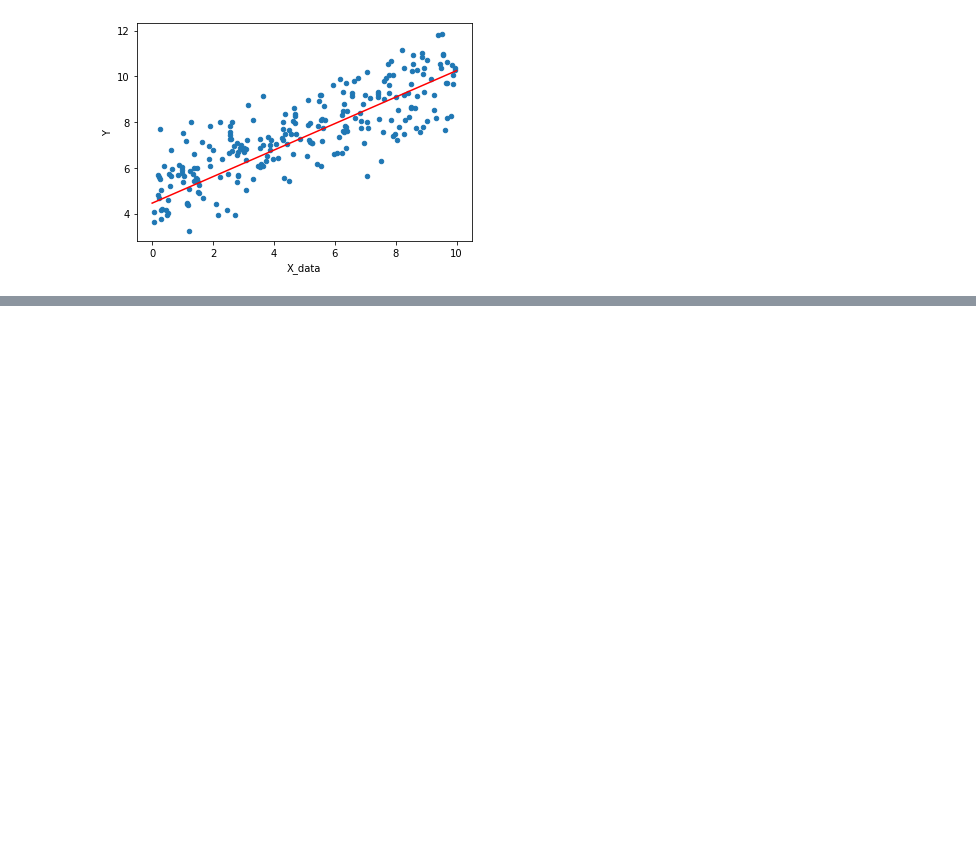
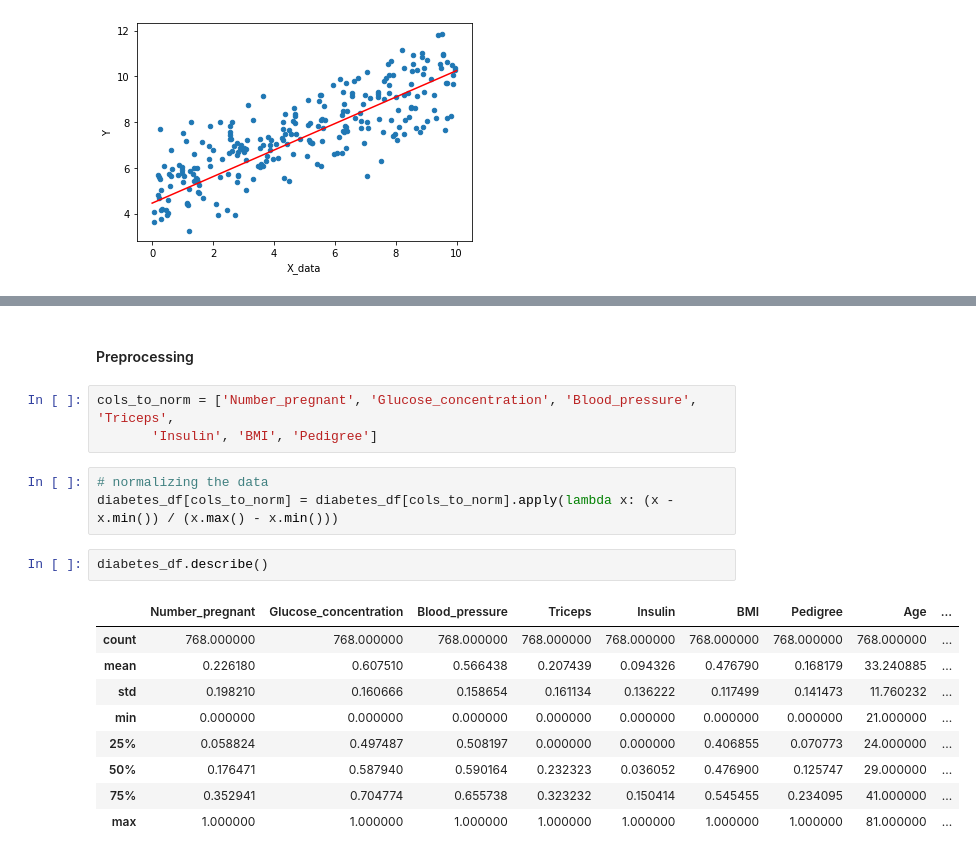
Before and after one commit to mahi95/tensorflow_bootcamp, a Jupyter notebook: tensorflow_learning_basics.ipynb, the cells around one changed output, grey strips where cells are left out. Cells and saved outputs as stored; diff of their text form; blank space fills up the shorter version.

```diff
--- a/tensorflow_learning_basics.ipynb
+++ b/tensorflow_learning_basics.ipynb
@@ -781,0 +839,20 @@ plt.plot(np.linspace(0,10,10), predictions, 'r')
+# %% [markdown]
+#### Preprocessing
+# %%
+cols_to_norm = ['Number_pregnant', 'Glucose_concentration', 'Blood_pressure', 'Triceps',
+       'Insulin', 'BMI', 'Pedigree']
+# %%
+# normalizing the data
+diabetes_df[cols_to_norm] = diabetes_df[cols_to_norm].apply(lambda x: (x - x.min()) / (x.max() - x.min()))
+# %%
+diabetes_df.describe()
+# %% [output]
+|  | Number_pregnant | Glucose_concentration | Blood_pressure | Triceps | Insulin | BMI | Pedigree | Age | ... |
+| count | 768.000000 | 768.000000 | 768.000000 | 768.000000 | 768.000000 | 768.000000 | 768.000000 | 768.000000 | ... |
+| mean | 0.226180 | 0.607510 | 0.566438 | 0.207439 | 0.094326 | 0.476790 | 0.168179 | 33.240885 | ... |
+| std | 0.198210 | 0.160666 | 0.158654 | 0.161134 | 0.136222 | 0.117499 | 0.141473 | 11.760232 | ... |
+| min | 0.000000 | 0.000000 | 0.000000 | 0.000000 | 0.000000 | 0.000000 | 0.000000 | 21.000000 | ... |
+| 25% | 0.058824 | 0.497487 | 0.508197 | 0.000000 | 0.000000 | 0.406855 | 0.070773 | 24.000000 | ... |
+| 50% | 0.176471 | 0.587940 | 0.590164 | 0.232323 | 0.036052 | 0.476900 | 0.125747 | 29.000000 | ... |
+| 75% | 0.352941 | 0.704774 | 0.655738 | 0.323232 | 0.150414 | 0.545455 | 0.234095 | 41.000000 | ... |
+| max | 1.000000 | 1.000000 | 1.000000 | 1.000000 | 1.000000 | 1.000000 | 1.000000 | 81.000000 | ... |
```
Also changed, not shown: parts of 37 cells of this notebook, 1 other file.
